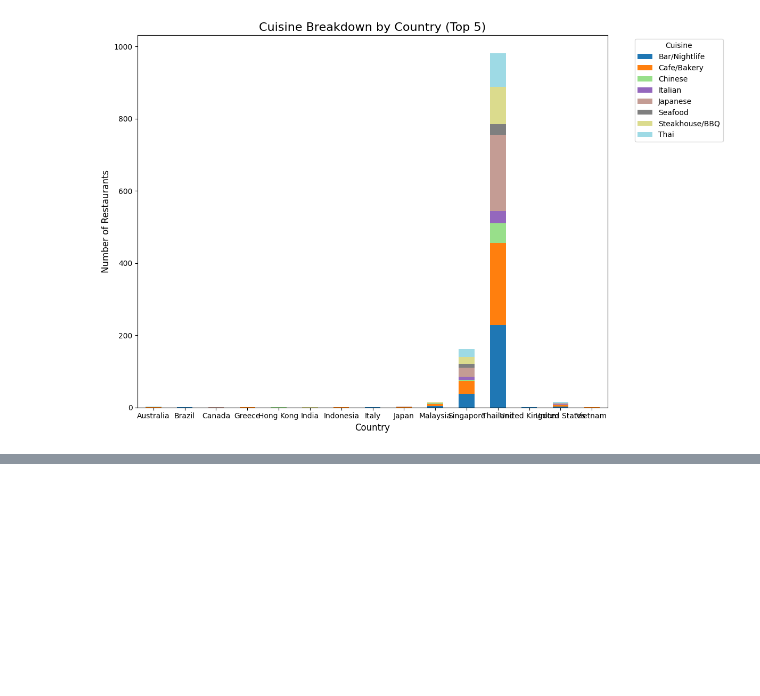
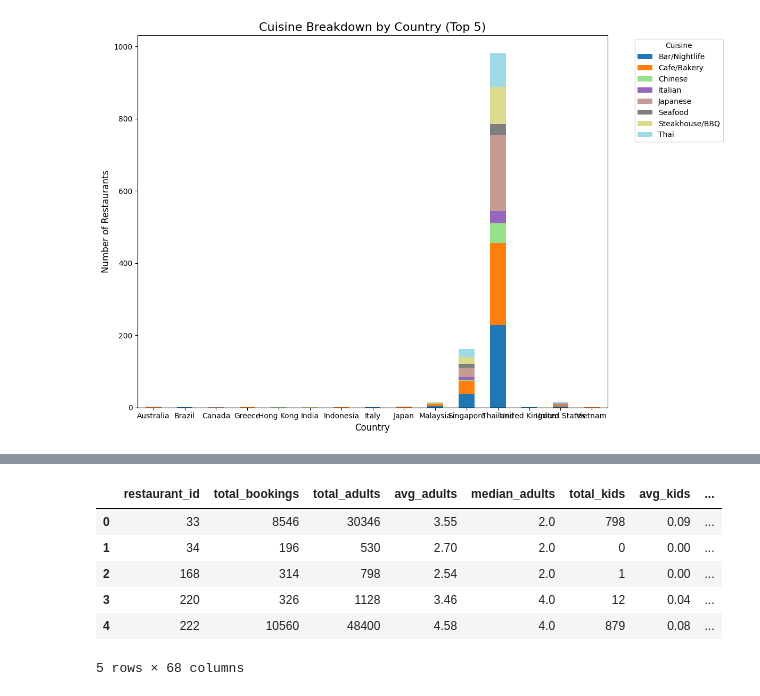
Before and after one commit to liyunling2/OPE, a Jupyter notebook: _1_eda/main.ipynb, the cells around one changed output, grey strips where cells are left out. Cells and saved outputs as stored; diff of their text form; code cells hidden in the pictures; blank space fills up the shorter version.

Commit message:
updated old revenue columns to respective currencies using live currency rates

```diff
--- a/_1_eda/main.ipynb
+++ b/_1_eda/main.ipynb
@@ -443,3 +443,6 @@ restaurant_agg.head()
 | 3 | 220 | 326 | 185774.20 | 569.86 | 690.9 | ... |
 | 4 | 222 | 10560 | 5459723.62 | 517.02 | 370.8 | ... |
 5 rows × 55 columns
+# %%
+restaurant_agg = restaurant_agg.merge(restaurants, left_on='restaurant_id', right_on='restaurant_id', how='left')
+restaurant_agg.head()
@@ -742,0 +757,3 @@ plt.show()
+# %%
+restaurant_agg = restaurant_agg.merge(google_restaurants_df, left_on='name', right_on='input_string', how='left')
+restaurant_agg.head()
@@ -742,0 +920,27 @@ plt.show()
+# %%
+# 1. Define the list of original (old) columns you want to remove
+cols_to_drop = [
+    'total_revenue',
+    'avg_revenue_per_booking',
+    'median_revenue_per_booking',
+    'revenue_std',
+    'min_revenue',
+    'max_revenue',
+    'avg_revenue_per_guest',
+    'median_revenue_per_guest',
+    'revenue_per_guest_std'
+]
+
+# 2. Drop them from the dataframe
+# errors='ignore' ensures the code doesn't crash if you accidentally run it twice (and the cols are already gone)
+restaurant_agg.drop(columns=cols_to_drop, inplace=True, errors='ignore')
+# %%
+restaurant_agg.head()
+# %% [output]
+|  | restaurant_id | total_bookings | total_adults | avg_adults | median_adults | total_kids | avg_kids | ... |
+| 0 | 33 | 8546 | 30346 | 3.55 | 2.0 | 798 | 0.09 | ... |
+| 1 | 34 | 196 | 530 | 2.70 | 2.0 | 0 | 0.00 | ... |
+| 2 | 168 | 314 | 798 | 2.54 | 2.0 | 1 | 0.00 | ... |
+| 3 | 220 | 326 | 1128 | 3.46 | 4.0 | 12 | 0.04 | ... |
+| 4 | 222 | 10560 | 48400 | 4.58 | 4.0 | 879 | 0.08 | ... |
+5 rows × 68 columns
```
Also changed, not shown: parts of 9 cells of this notebook.
